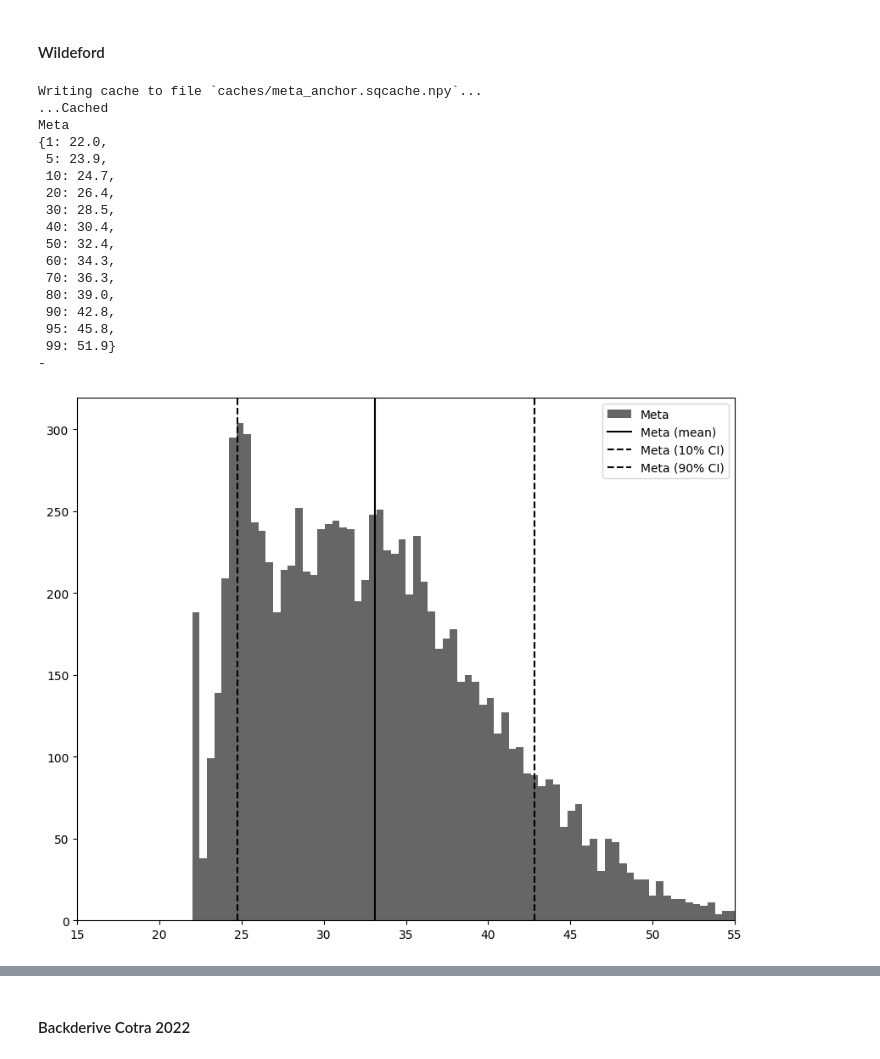
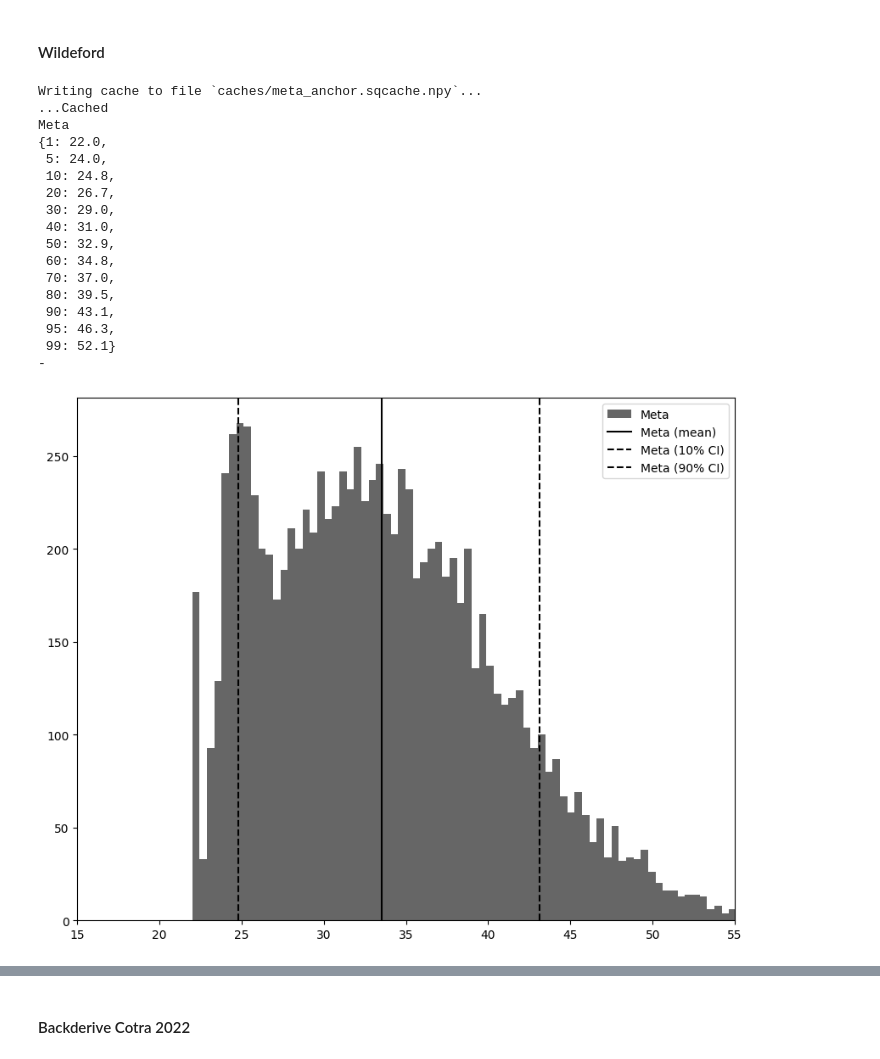
Before and after one commit to rethinkpriorities/future-assessment-model, a Jupyter notebook: (1) Anchors.ipynb, the cells around one changed output, grey strips where cells are left out. Cells and saved outputs as stored; diff of their text form; code cells hidden in the pictures.

```diff
--- a/(1) Anchors.ipynb
+++ b/(1) Anchors.ipynb
@@ -485,44 +485,44 @@ Anchor1
 # %%
 @np.vectorize
 def peter_bayes_update_against_low_flop(f):
     f = f + sq.sample(sq.norm(1,3)) if f < 24 and random.random() > 0.1 else f
     f = f + sq.sample(sq.norm(1,4)) if f < 23 else f
     f = 22 if f < 22 else f
     return f
 
 meta_horizon_length = sq.mixture([[0.4, 0],
-                                  [0.25, sq.norm(1,3)],
+                                  [0.2, sq.norm(1,3)],
                                   [0.2, sq.lognorm(3,7)],
-                                  [0.15, sq.norm(7,11)]], lclip=0)
+                                  [0.2, sq.norm(7,11)]], lclip=0)
 
 meta_anchor = tai_log_flop_needs(brain=sq.lognorm(11,19.5),
                                  efficiency=sq.norm(-1,2),
                                  transformative_vs_human=sq.norm(-2,2),
                                  horizon_length=meta_horizon_length,
                                  scaling_exponent=sq.norm(0.5,1.5),
                                  flops_per_param_per_sec=sq.norm(1,2),
                                  bayes_update=peter_bayes_update_against_low_flop)
 meta_anchor_samples = sq.sample(meta_anchor, dump_cache_file='caches/meta_anchor', n=10000, verbose=True)
 plot_anchors(meta_anchor_samples, xlim=[15,55], label1='Meta')
 # %% [output]
 Writing cache to file `caches/meta_anchor.sqcache.npy`...
 ...Cached
 Meta
 {1: 22.0,
- 5: 23.9,
- 10: 24.7,
- 20: 26.4,
- 30: 28.5,
- 40: 30.4,
- 50: 32.4,
- 60: 34.3,
- 70: 36.3,
- 80: 39.0,
- 90: 42.8,
- 95: 45.8,
- 99: 51.9}
+ 5: 24.0,
+ 10: 24.8,
+ 20: 26.7,
+ 30: 29.0,
+ 40: 31.0,
+ 50: 32.9,
+ 60: 34.8,
+ 70: 37.0,
+ 80: 39.5,
+ 90: 43.1,
+ 95: 46.3,
+ 99: 52.1}
 -
-[figure, old version]
+[figure, new version]
 # %%
 no_path_anchor = sq.lognorm(60,70)
 
```
Also changed, not shown: parts of 20 cells of this notebook, 3 other files.
